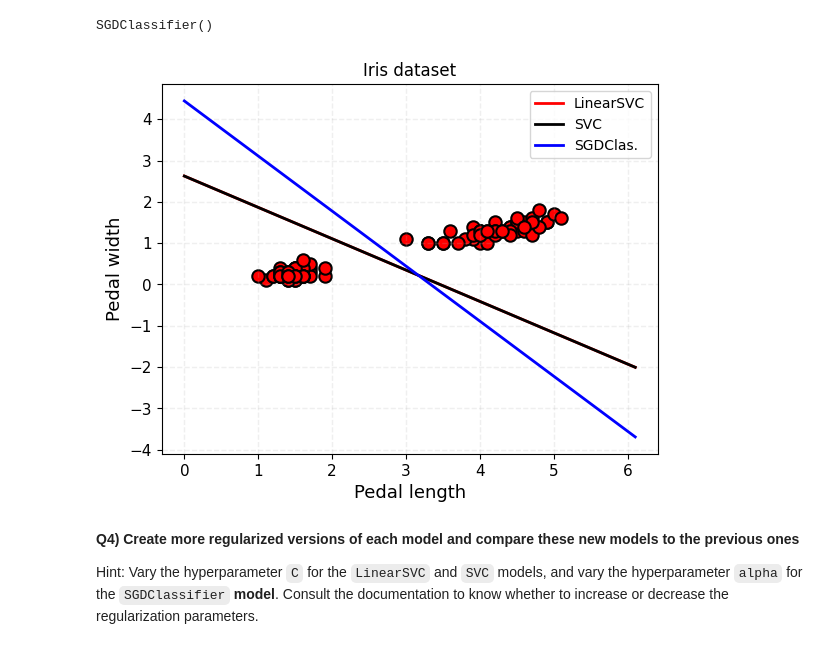
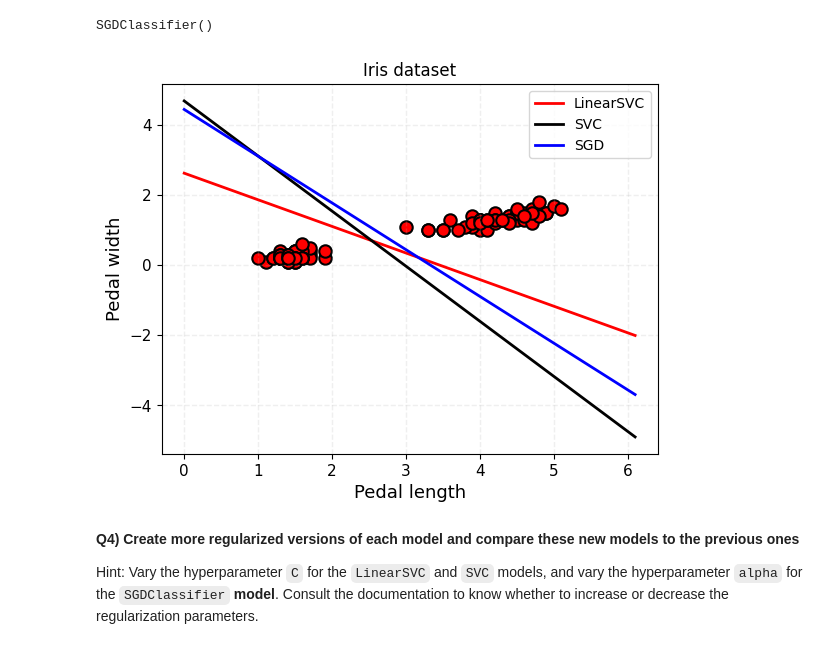
Before and after one commit to Cuillereasoupe/2024_MLEES, a Jupyter notebook: Labs/S2_1_SVM.ipynb, the cells around one changed output. Drawn from its saved outputs; the diff is of its cells as text; code cells hidden in the pictures.

```diff
--- a/Labs/S2_1_SVM.ipynb
+++ b/Labs/S2_1_SVM.ipynb
@@ -130,36 +130,35 @@ SGDClassifier()
 # %%
 # Plot all three decision boundaries on the same labeled figure
 #########################################################################
 # Same as what you did to get the first figure
 fig,ax = plt.subplots(1,1)
 ax.scatter(X[:,0], X[:,1] ,s = 80, color='r', edgecolor='k', linewidths=1.5)
 
 # Decision boundary: np.dot(W,x)+b = 0
-y_boundary_linear_svc = -(W[0] * x + I) / W[1]  # Calculate y for LinearSVC boundary
-plt.plot(x, y_boundary_linear_svc, c='r', lw=2, label='LinearSVC')
+plt.plot(x, yboundary, c='r', lw=2, label='LinearSVC')
 #########################################################################
 # Now add the decision boundary for 'SVC'
-coef_svc = svc_clf.coef_[0]  # SVC coefficients
-intercept_svc = svc_clf.intercept_[0]  # SVC intercept
+coef_svc = svc_clf2.coef_[0]  # svc coef
+intercept_svc = svc_clf2.intercept_[0]  # svc intercept
 y_boundary_svc = -(coef_svc[0] * x + intercept_svc) / coef_svc[1]
 plt.plot(x, y_boundary_svc, c='k', lw=2, label='SVC')
 #########################################################################
 # Now add the decision boundary for 'SGDClassifier'
-coef_sgd = sgd_clf2.coef_[0]  # SGDClassifier coefficients
-intercept_sgd = sgd_clf2.intercept_[0]  # SGDClassifier intercept
+coef_sgd = sgd_clf2.coef_[0]  # sgd coef
+intercept_sgd = sgd_clf2.intercept_[0]  # sgd intercept
 y_boundary_sgd = -(coef_sgd[0] * x + intercept_sgd) / coef_sgd[1]
-plt.plot(x, y_boundary_sgd, c='b', lw=2, label='SGDClas.')
+plt.plot(x, y_boundary_sgd, c='b', lw=2, label='SGD')
 #########################################################################
 # Same as the first figure again
 ax.legend()
 ax.set_xlabel("Pedal length",fontdict={'size':13})
 ax.set_ylabel("Pedal width",fontdict={'size':13})
 ax.set_title('Iris dataset')
 ax.tick_params(axis='both', which='major', labelsize=11)
 ax.grid(alpha=0.2,ls='--',lw=1)
 plt.show()
 # %% [output]
-[figure, old version]
+[figure, new version]
 # %% [markdown]
 **Q4) Create more regularized versions of each model and compare these new models to the previous ones**
 
```
Also changed, not shown: parts of 4 cells of this notebook.
